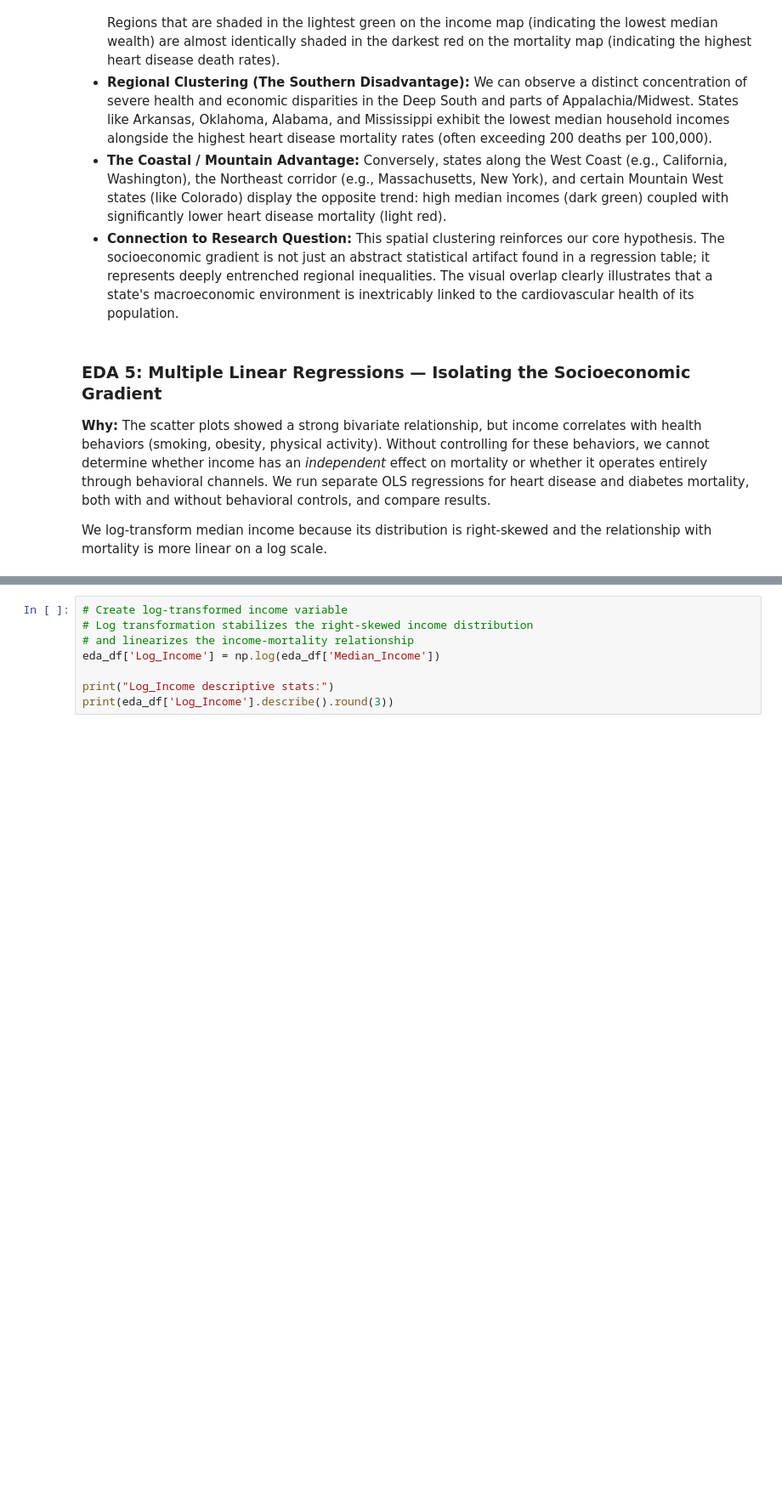
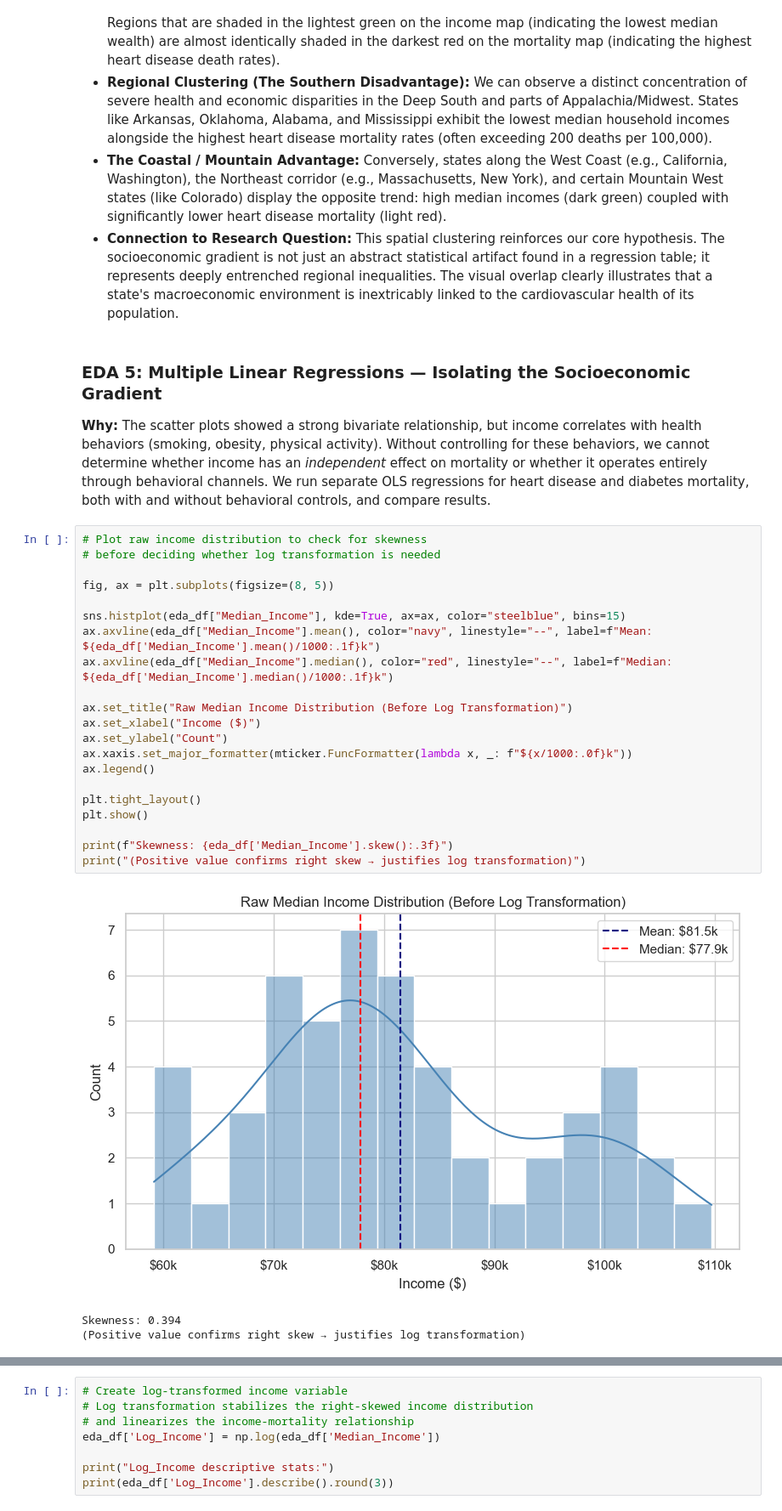
Before and after one commit to MarinaCui/Data-Science-in-the-Wild-Final-Project, a Jupyter notebook: Phase_2.ipynb, the cells around one changed output, grey strips where cells are left out. Shown at 85% size. Cells and saved outputs as stored; diff of their text form; blank space fills up the shorter version.

```diff
--- a/Phase_2.ipynb
+++ b/Phase_2.ipynb
@@ -807,5 +809,28 @@ The two geographic heatmaps provide a powerful visual validation of our regressi
 ### EDA 5: Multiple Linear Regressions — Isolating the Socioeconomic Gradient
 
 **Why:** The scatter plots showed a strong bivariate relationship, but income correlates with health behaviors (smoking, obesity, physical activity). Without controlling for these behaviors, we cannot determine whether income has an *independent* effect on mortality or whether it operates entirely through behavioral channels. We run separate OLS regressions for heart disease and diabetes mortality, both with and without behavioral controls, and compare results.
-
-We log-transform median income because its distribution is right-skewed and the relationship with mortality is more linear on a log scale.
+# %%
+# Plot raw income distribution to check for skewness
+# before deciding whether log transformation is needed
+
+fig, ax = plt.subplots(figsize=(8, 5))
+
+sns.histplot(eda_df["Median_Income"], kde=True, ax=ax, color="steelblue", bins=15)
+ax.axvline(eda_df["Median_Income"].mean(), color="navy", linestyle="--", label=f"Mean: ${eda_df['Median_Income'].mean()/1000:.1f}k")
+ax.axvline(eda_df["Median_Income"].median(), color="red", linestyle="--", label=f"Median: ${eda_df['Median_Income'].median()/1000:.1f}k")
+
+ax.set_title("Raw Median Income Distribution (Before Log Transformation)")
+ax.set_xlabel("Income ($)")
+ax.set_ylabel("Count")
+ax.xaxis.set_major_formatter(mticker.FuncFormatter(lambda x, _: f"${x/1000:.0f}k"))
+ax.legend()
+
+plt.tight_layout()
+plt.show()
+
+print(f"Skewness: {eda_df['Median_Income'].skew():.3f}")
+print("(Positive value confirms right skew → justifies log transformation)")
+# %% [output]
+[figure, added]
+Skewness: 0.394
+(Positive value confirms right skew → justifies log transformation)
```
Also changed, not shown: parts of 2 cells of this notebook.
